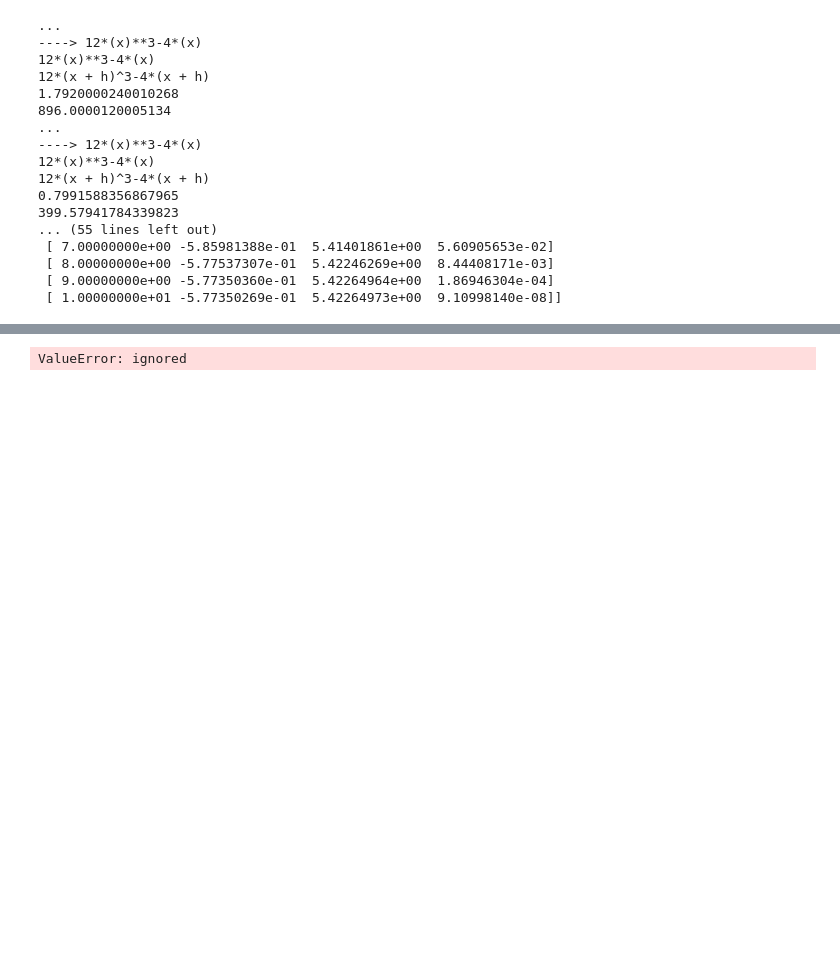
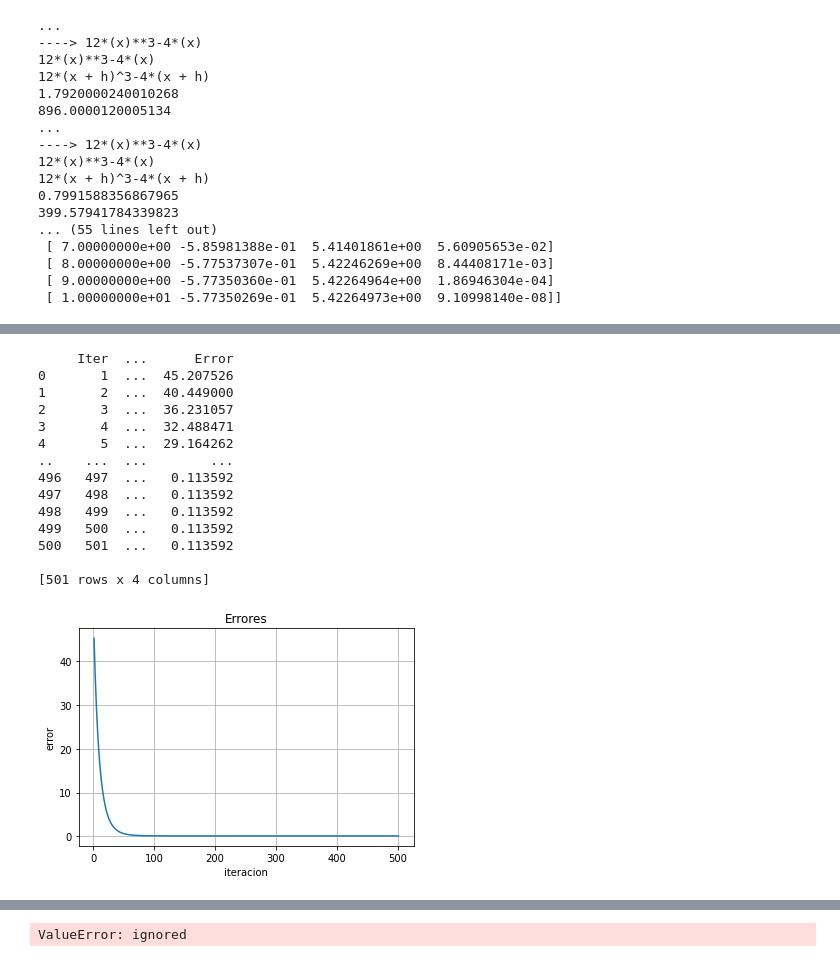
Before and after one commit to JS-DS-coder/Algoritmos, a Jupyter notebook: Algoritmos.ipynb, the cells around one changed output, grey strips where cells are left out. Drawn from its saved outputs; the diff is of its cells as text; code cells hidden in the pictures; blank space fills up the shorter version.

```diff
--- a/Algoritmos.ipynb
+++ b/Algoritmos.ipynb
@@ -721,0 +781,22 @@ def SteepestDescent (n,d,alpha,k):
+# %%
+def CreateBatches (A,b,Minibatch):
+
+  n = 1000
+  mini_batches=[]
+  Complete_batches = int (np.floor(n/Minibatch))
+  for i in range (Complete_batches):
+    minibatch_A = A[i*Minibatch:(i+1)*Minibatch,:]
+    #minibatch_b = b[i*Minibatch:(i+1)*MiniBatch,:]
+    minibatch_b = b[i*Minibatch:(i+1)*Minibatch,:]
+    batch = (minibatch_A,minibatch_b)
+    mini_batches.append(batch)
+
+  if n % Minibatch != 0:
+    Complete_batches += Complete_batches
+    minibatch_A = A[n-Minibatch:N,:]
+    #minibatch_b = b[i*Minibatch:(i+1)*MiniBatch,:]
+    minibatch_b = x[n-Minibatch:N]
+    batch = (minibatch_A,minibatch_b)
+    mini_batches.append(batch)
+
+  return mini_batches,Complete_batches
@@ -721,0 +848,20 @@ def SteepestDescent (n,d,alpha,k):
+# %%
+solution,error = MiniBatchGradientDescent("matrixes.npz",0.00005,500,0.0001,25)
+print(solution)
+PlotError(error)
+# %% [output]
+     Iter  ...      Error
+0       1  ...  45.207526
+1       2  ...  40.449000
+2       3  ...  36.231057
+3       4  ...  32.488471
+4       5  ...  29.164262
+..    ...  ...        ...
+496   497  ...   0.113592
+497   498  ...   0.113592
+498   499  ...   0.113592
+499   500  ...   0.113592
+500   501  ...   0.113592
+
+[501 rows x 4 columns]
+[figure, added]
```
Also changed, not shown: parts of 15 cells of this notebook.
